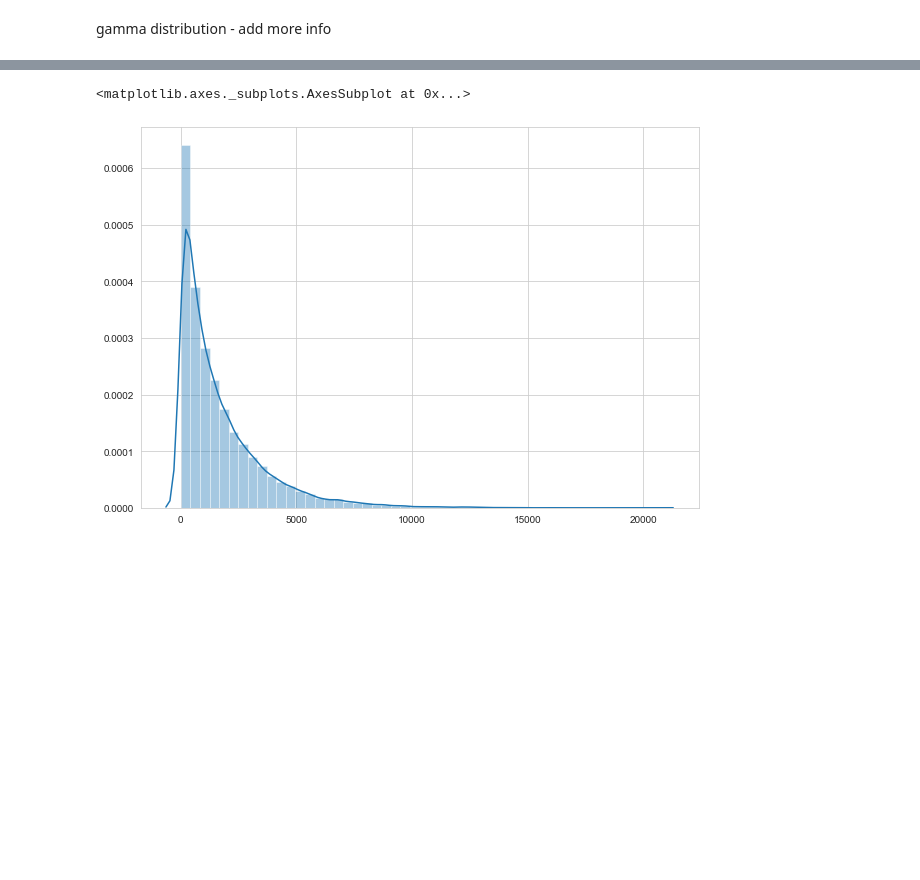
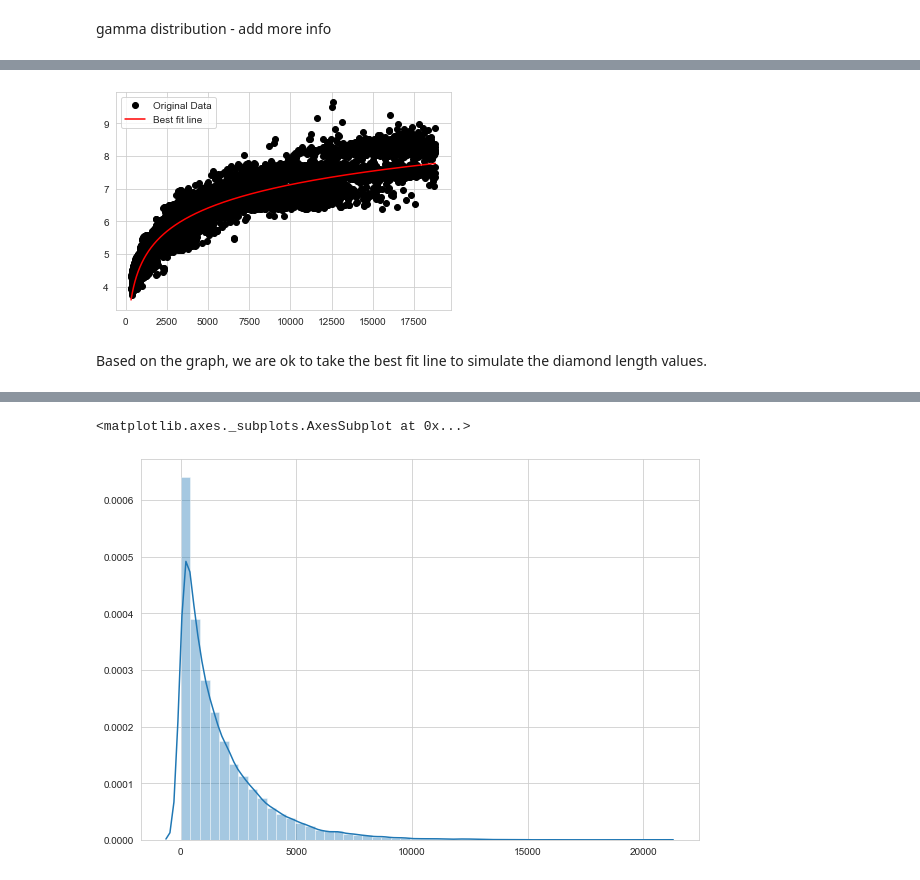
Before and after one commit to JuliaMal/ProgDA_Project2, a Jupyter notebook: Project2.ipynb, the cells around one changed output, grey strips where cells are left out. Cells and saved outputs as stored; diff of their text form; code cells hidden in the pictures; blank space fills up the shorter version.

```diff
--- a/Project2.ipynb
+++ b/Project2.ipynb
@@ -124,0 +176,16 @@ If we compare the Mean and Standard deviation of the simulated price with the ac
+# %%
+plt.figure()
+
+#Plot price versus length with black dots.
+plt.plot(x_p, y_l, 'ko', label = "Original Data")
+
+# Overlay the best fit line on the plot.
+# provide the limits for x1 (min price & max price)
+x = np.arange(326, 18806, 1)
+plt.plot(x, -2.36435806 + 1.03049703 * np.log(x), 'r-', label=r"Best fit line")
+plt.legend()
+plt.show()
+# %% [output]
+[figure, added]
+# %% [markdown]
+Based on the graph, we are ok to take the best fit line to simulate the diamond length values.
```
Also changed, not shown: parts of 62 cells of this notebook, 2 other files.
